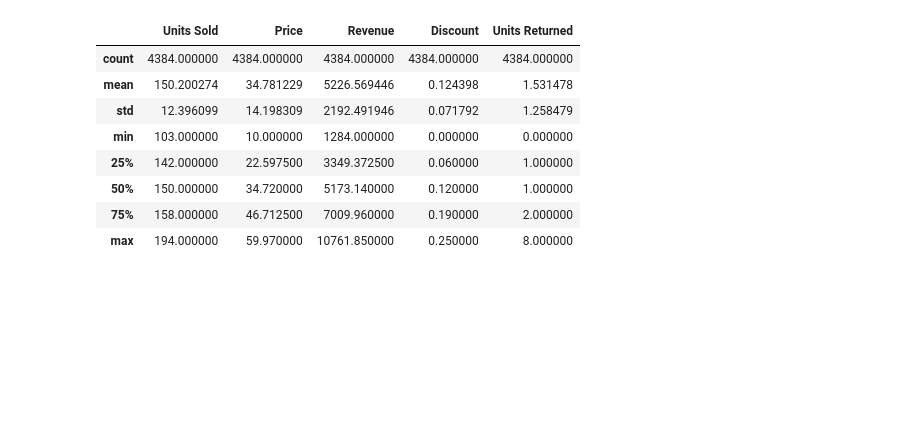
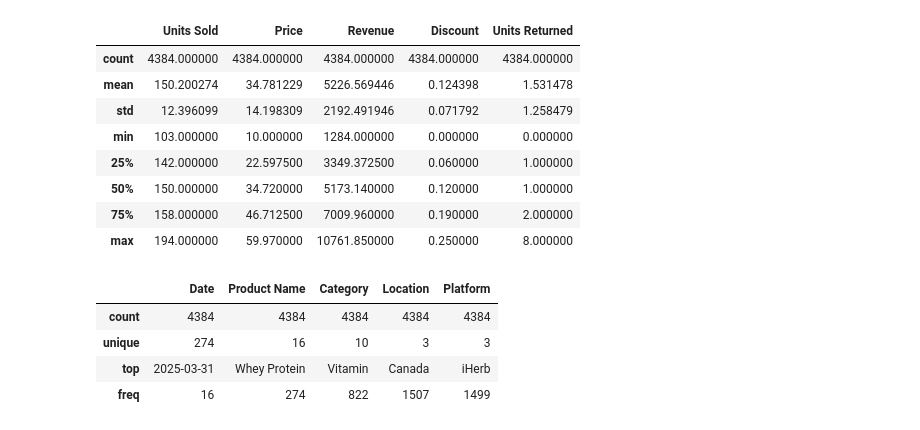
Before and after one commit to fabiobaroliveira/analise_exploratoria_de_dados, a Jupyter notebook: projeto_vendas_suplementos/analise_exploratoria_vendas_suplementos.ipynb, the cells around one changed output. Saved outputs shown, nothing was run; the diff lists cells and outputs as text; code cells hidden in the pictures; blank space fills up the shorter version.

```diff
--- a/projeto_vendas_suplementos/analise_exploratoria_vendas_suplementos.ipynb
+++ b/projeto_vendas_suplementos/analise_exploratoria_vendas_suplementos.ipynb
@@ -26,3 +30,7 @@ df = pd.read_csv('Supplement_Sales_Weekly_Expanded.csv')
+# %%
+# Carrega arquivo baixado
+file_path = '/kaggle/input/supplement-sales-data/Supplement_Sales_Weekly_Expanded.csv'
+df = pd.read_csv(file_path)
 # %%
 #Verificando as primeiras linhas
 df.head()
@@ -77,3 +85,12 @@ df.describe()
 | 50% | 150.000000 | 34.720000 | 5173.140000 | 0.120000 | 1.000000 |
 | 75% | 158.000000 | 46.712500 | 7009.960000 | 0.190000 | 2.000000 |
 | max | 194.000000 | 59.970000 | 10761.850000 | 0.250000 | 8.000000 |
+# %%
+# Estatisticas não categoricas
+df.describe(include='object')
+# %% [output]
+|  | Date | Product Name | Category | Location | Platform |
+| count | 4384 | 4384 | 4384 | 4384 | 4384 |
+| unique | 274 | 16 | 10 | 3 | 3 |
+| top | 2025-03-31 | Whey Protein | Vitamin | Canada | iHerb |
+| freq | 16 | 274 | 822 | 1507 | 1499 |
```
Also changed, not shown: parts of 4 cells of this notebook.
